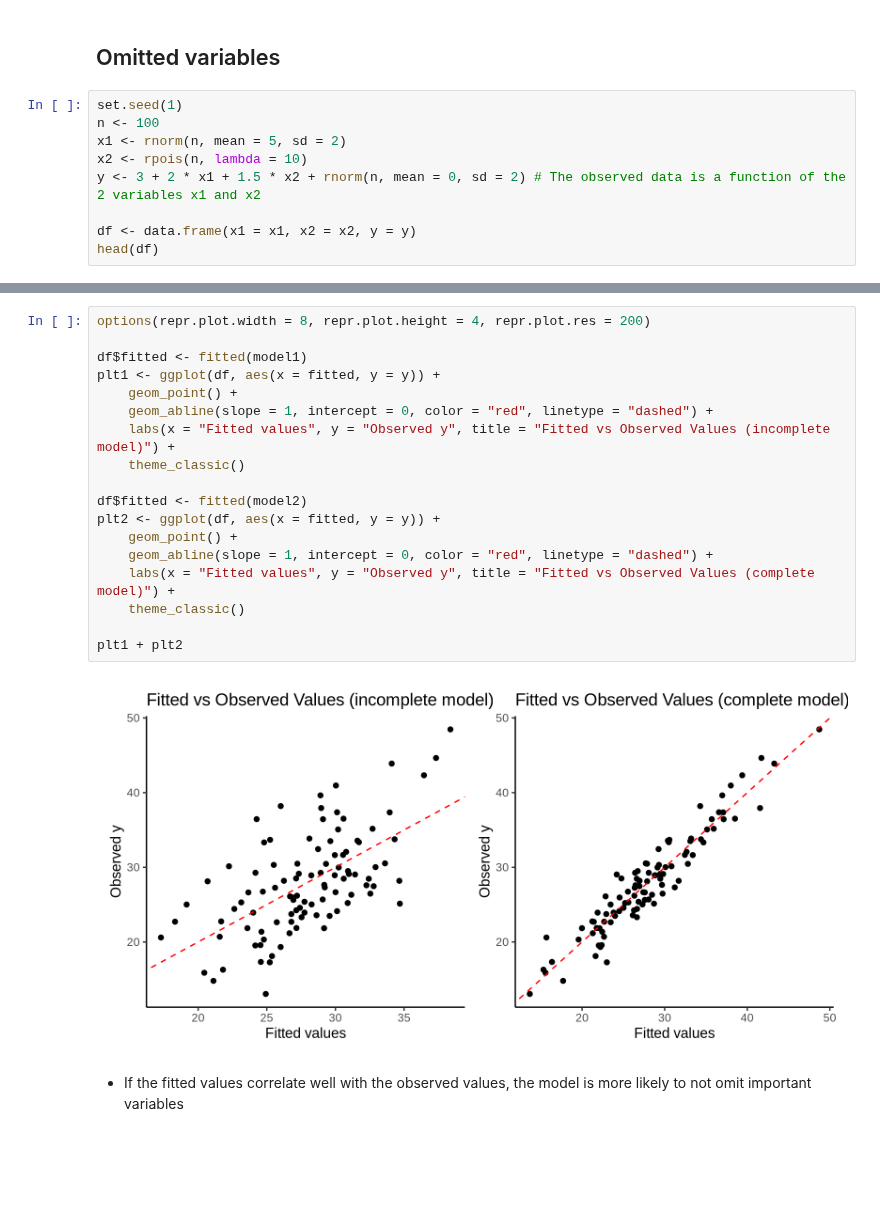
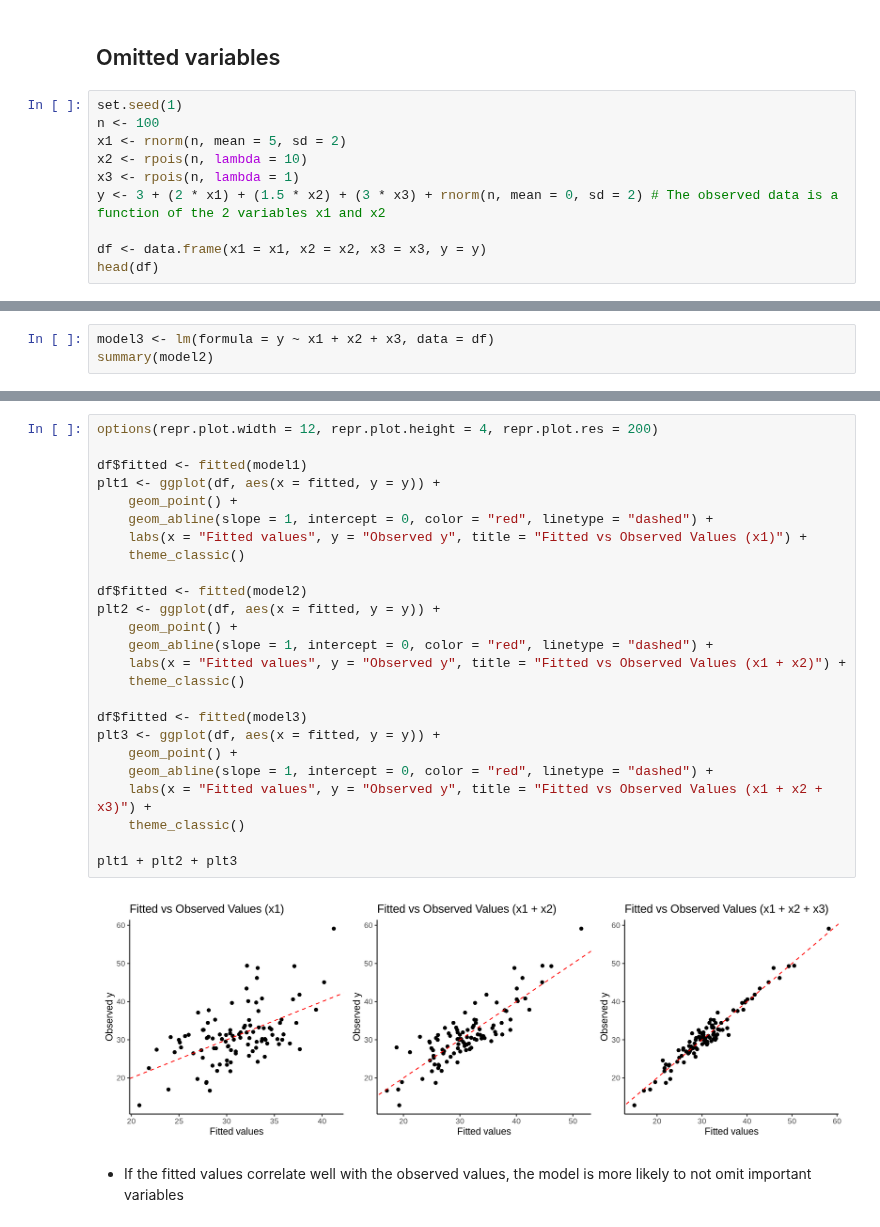
Before and after one commit to AndreMacedo88/Notebooks-Research, a Jupyter notebook: Statistics/Regressions/model_assumptions.ipynb, the cells around one changed output, grey strips where cells are left out. Saved outputs shown, nothing was run; the diff lists cells and outputs as text; blank space fills up the shorter version.

Commit message:
feat: :monocle_face: include a third variable

```diff
--- a/Statistics/Regressions/model_assumptions.ipynb
+++ b/Statistics/Regressions/model_assumptions.ipynb
@@ -28,8 +31,9 @@ set.seed(1)
 n <- 100
 x1 <- rnorm(n, mean = 5, sd = 2)
 x2 <- rpois(n, lambda = 10)
-y <- 3 + 2 * x1 + 1.5 * x2 + rnorm(n, mean = 0, sd = 2) # The observed data is a function of the 2 variables x1 and x2
+x3 <- rpois(n, lambda = 1)
+y <- 3 + (2 * x1) + (1.5 * x2) + (3 * x3) + rnorm(n, mean = 0, sd = 2) # The observed data is a function of the 2 variables x1 and x2
 
-df <- data.frame(x1 = x1, x2 = x2, y = y)
+df <- data.frame(x1 = x1, x2 = x2, x3 = x3, y = y)
 head(df)
 # %% [output]
@@ -87,0 +92,3 @@ F-statistic: 438.1 on 2 and 97 DF,  p-value: < 2.2e-16
+# %%
+model3 <- lm(formula = y ~ x1 + x2 + x3, data = df)
+summary(model2)
@@ -88,23 +114,30 @@ F-statistic: 438.1 on 2 and 97 DF,  p-value: < 2.2e-16
 # %%
-options(repr.plot.width = 8, repr.plot.height = 4, repr.plot.res = 200)
+options(repr.plot.width = 12, repr.plot.height = 4, repr.plot.res = 200)
 
 df$fitted <- fitted(model1)
 plt1 <- ggplot(df, aes(x = fitted, y = y)) +
     geom_point() +
     geom_abline(slope = 1, intercept = 0, color = "red", linetype = "dashed") +
-    labs(x = "Fitted values", y = "Observed y", title = "Fitted vs Observed Values (incomplete model)") +
+    labs(x = "Fitted values", y = "Observed y", title = "Fitted vs Observed Values (x1)") +
     theme_classic()
 
 df$fitted <- fitted(model2)
 plt2 <- ggplot(df, aes(x = fitted, y = y)) +
     geom_point() +
     geom_abline(slope = 1, intercept = 0, color = "red", linetype = "dashed") +
-    labs(x = "Fitted values", y = "Observed y", title = "Fitted vs Observed Values (complete model)") +
+    labs(x = "Fitted values", y = "Observed y", title = "Fitted vs Observed Values (x1 + x2)") +
     theme_classic()
 
-plt1 + plt2
+df$fitted <- fitted(model3)
+plt3 <- ggplot(df, aes(x = fitted, y = y)) +
+    geom_point() +
+    geom_abline(slope = 1, intercept = 0, color = "red", linetype = "dashed") +
+    labs(x = "Fitted values", y = "Observed y", title = "Fitted vs Observed Values (x1 + x2 + x3)") +
+    theme_classic()
+
+plt1 + plt2 + plt3
 # %% [output]
-[figure, old version]
+[figure, new version]
 # %% [markdown]
 - If the fitted values correlate well with the observed values, the model is more likely to not omit important variables
 # %%
```
Also changed, not shown: parts of 8 cells of this notebook.
